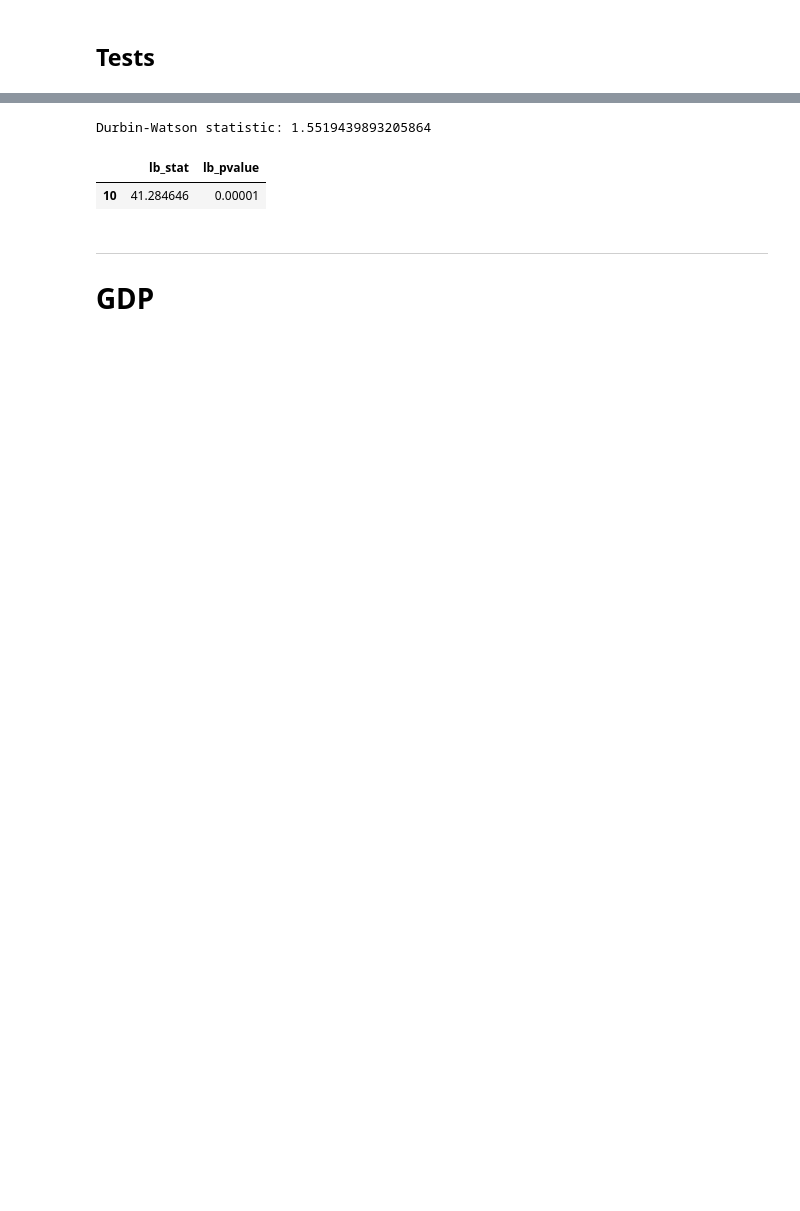
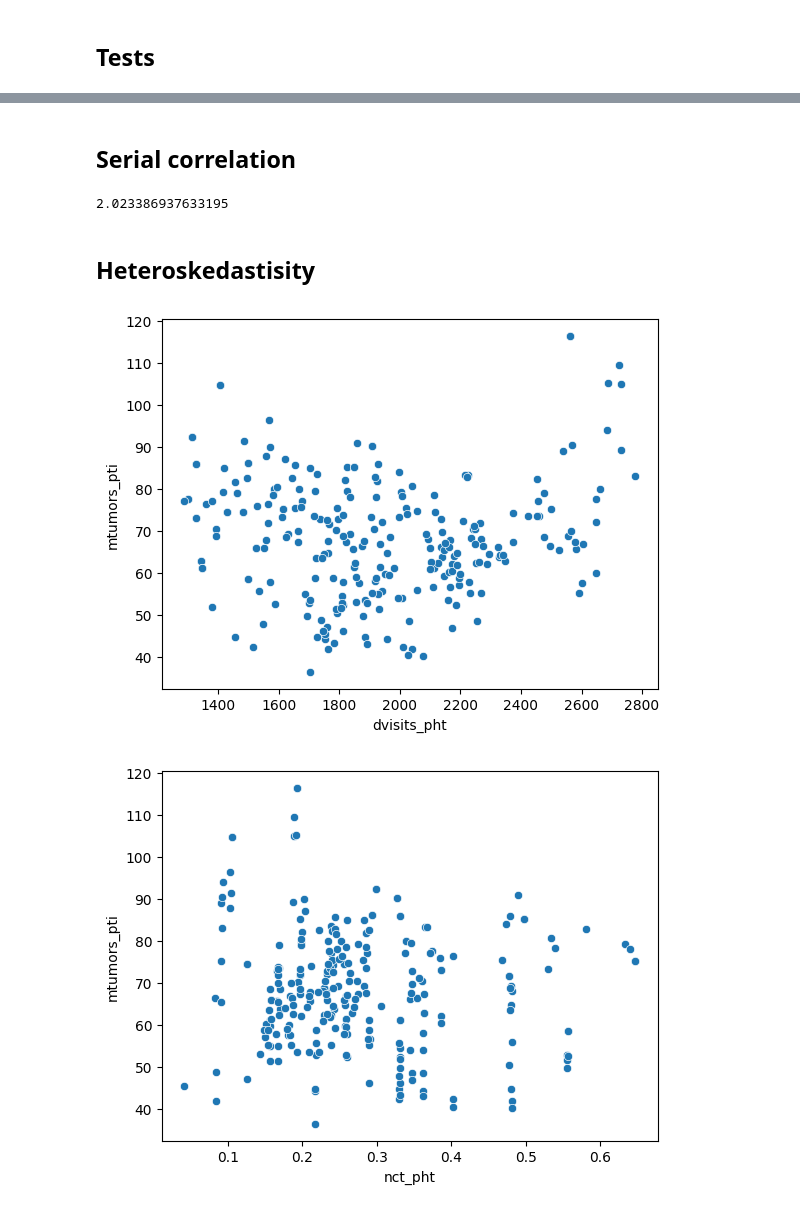
Before and after one commit to Zhukowych/cancer_incidence, a Jupyter notebook: modeling.ipynb, the cells around one changed output, grey strips where cells are left out. Drawn from its saved outputs; the diff is of its cells as text; code cells hidden in the pictures; blank space fills up the shorter version.

```diff
--- a/modeling.ipynb
+++ b/modeling.ipynb
@@ -323,22 +287,18 @@ plt.show()
+# %% [markdown]
+## Serial correlation
 # %%
 from statsmodels.stats.stattools import durbin_watson
 
-# residuals from your model
-residuals = mtumors_model.resid
-dw_stat = durbin_watson(residuals)
-print(f'Durbin-Watson statistic: {dw_stat}')
+dw_stat = durbin_watson(mtumors_model.resid)
+print(dw_stat)
 # %% [output]
-Durbin-Watson statistic: 1.5519439893205864
+2.023386937633195
-# %%
-from statsmodels.stats.diagnostic import acorr_ljungbox
-
-# For raw time series or residuals
-ljung_box = acorr_ljungbox(mtumors_model.resid, lags=[10], return_df=True)
-ljung_box
-# %% [output]
-|  | lb_stat | lb_pvalue |
-| 10 | 41.284646 | 0.00001 |
 # %% [markdown]
----
-
-# GDP
+## Heteroskedastisity
+# %%
+for x_name in selected_params:
+    sns.scatterplot(st_df, y='mtumors_pti', x=x_name)
+    plt.show()
+# %% [output]
+[figure, added]
+[figure, added]
```
Also changed, not shown: parts of 18 cells of this notebook, 4 other files.
